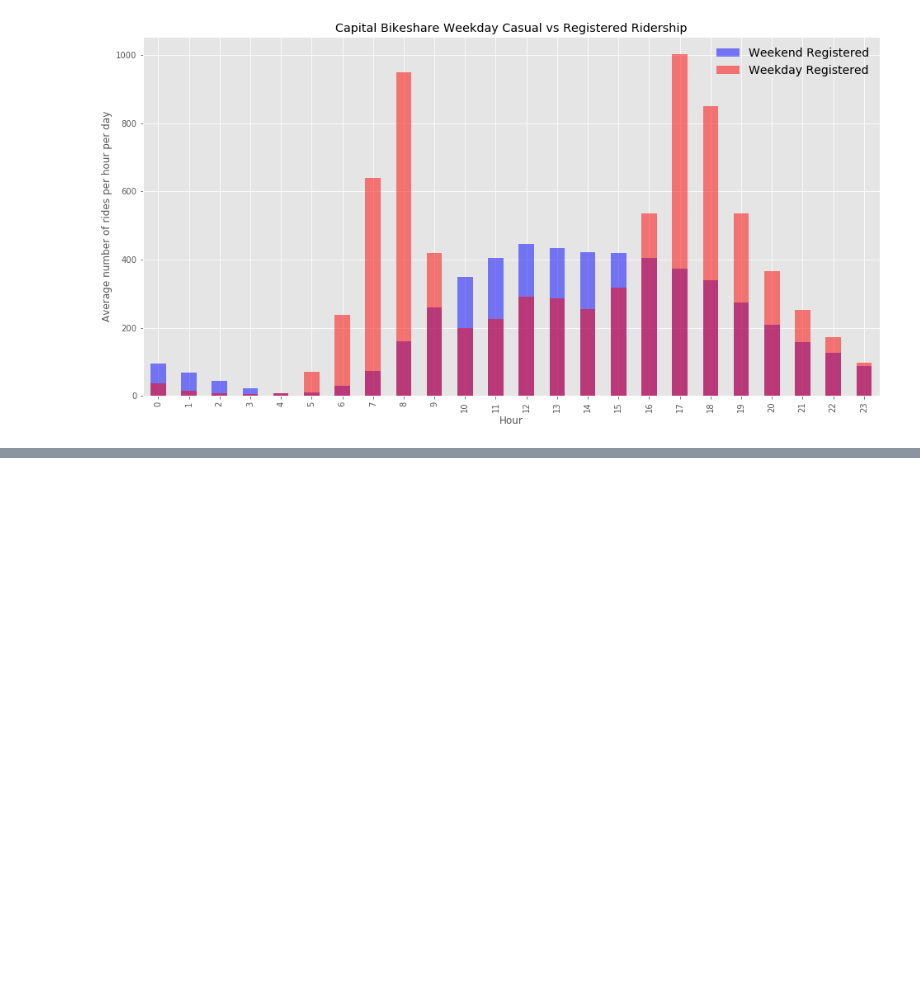
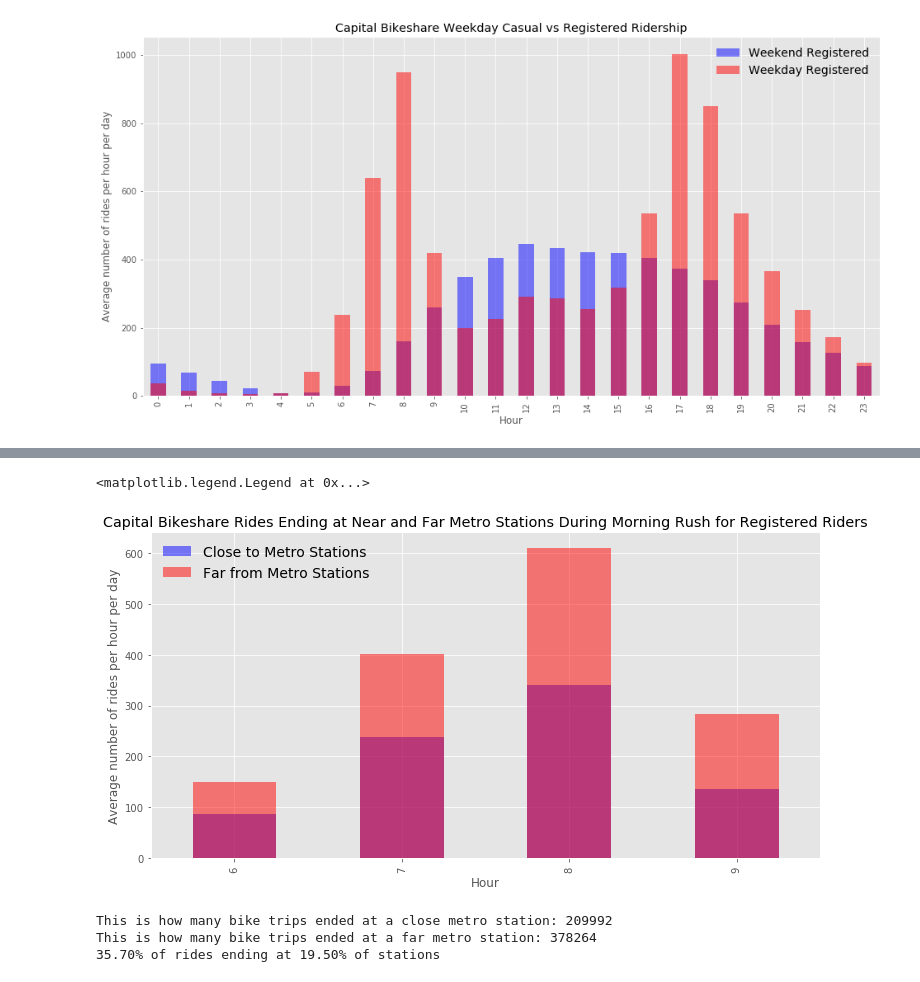
Before and after one commit to dandtaylor/MetroDelayBikeShare, a Jupyter notebook: Analysis_metro_bikeshare_commuters.ipynb, the cells around one changed output, grey strips where cells are left out. Drawn from its saved outputs; the diff is of its cells as text; code cells hidden in the pictures; blank space fills up the shorter version.

```diff
--- a/Analysis_metro_bikeshare_commuters.ipynb
+++ b/Analysis_metro_bikeshare_commuters.ipynb
@@ -220,0 +354,36 @@ print(bikeshare_no_rush['Hour'].unique())
+# %%
+bikeshare_morning_rush_close_end = bikeshare_morning_rush[bikeshare_morning_rush['End station']
+                                                      .str[:].isin(nearby_stations)]
+bikeshare_morning_rush_far_end = bikeshare_morning_rush[~bikeshare_morning_rush['End station']
+                                                      .str[:].isin(nearby_stations)]
+bikeshare_evening_rush_close_end = bikeshare_evening_rush[bikeshare_evening_rush['End station']
+                                                      .str[:].isin(nearby_stations)]
+bikeshare_evening_rush_far_end = bikeshare_evening_rush[~bikeshare_evening_rush['End station']
+                                                      .str[:].isin(nearby_stations)]
+bikeshare_no_rush_close_end = bikeshare_no_rush[bikeshare_no_rush['End station']
+                                            .str[:].isin(nearby_stations)]
+bikeshare_no_rush_far_end = bikeshare_no_rush[~bikeshare_no_rush['End station']
+                                          .str[:].isin(nearby_stations)]
+# %%
+fig, ax = plt.subplots(figsize=[12, 6])
+ax.set_ylabel('Average number of rides per hour per day')
+ax.set_title('Capital Bikeshare Rides Ending at Near and Far Metro Stations During Morning Rush for Registered Riders')
+(bikeshare_morning_rush_close_end.groupby('Hour')['Hour'].count() / len(business_days)).plot(kind='bar', alpha=0.5, color='b',
+                                                                              ax=ax,label= "Close to Metro Stations")
+(bikeshare_morning_rush_far_end.groupby('Hour')['Hour'].count() / len(business_days)).plot(kind='bar',alpha=0.5, color='r',
+                                                                        ax=ax, label= "Far from Metro Stations")
+plt.legend(frameon=False, fontsize=14, loc=2)
+# %% [output]
+<matplotlib.legend.Legend at 0x...>
+[figure, added]
+# %%
+print('This is how many bike trips ended at a close metro station: {}'
+      .format(str(len(bikeshare_morning_rush_close_end))))
+print('This is how many bike trips ended at a far metro station: {}'
+      .format(str(len(bikeshare_morning_rush_far_end))))
+print('{:.2f}% of rides ending at {:.2f}% of stations'.format((len(bikeshare_morning_rush_close_end)/len(bikeshare_morning_rush)*100),
+                                                            (len(nearby_stations)/len(bike_location)*100)))
+# %% [output]
+This is how many bike trips ended at a close metro station: 209992
+This is how many bike trips ended at a far metro station: 378264
+35.70% of rides ending at 19.50% of stations
```
Also changed, not shown: parts of 30 cells of this notebook.
